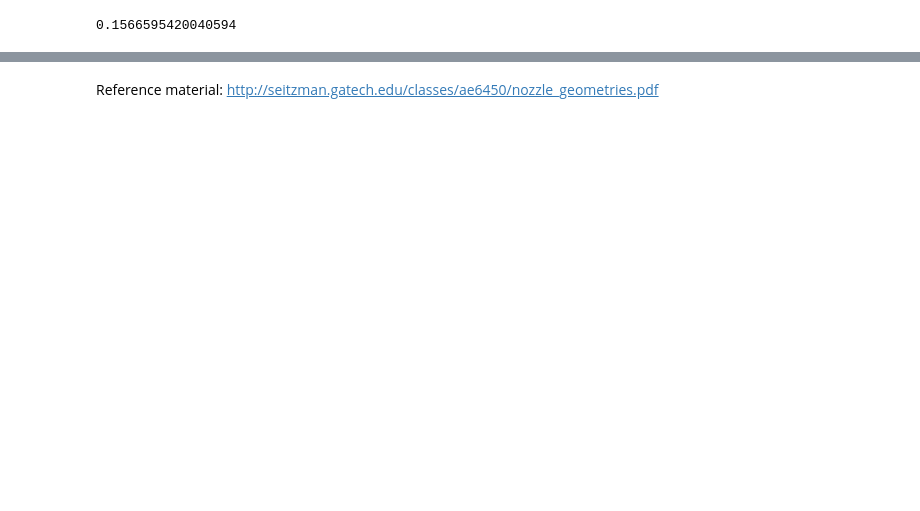
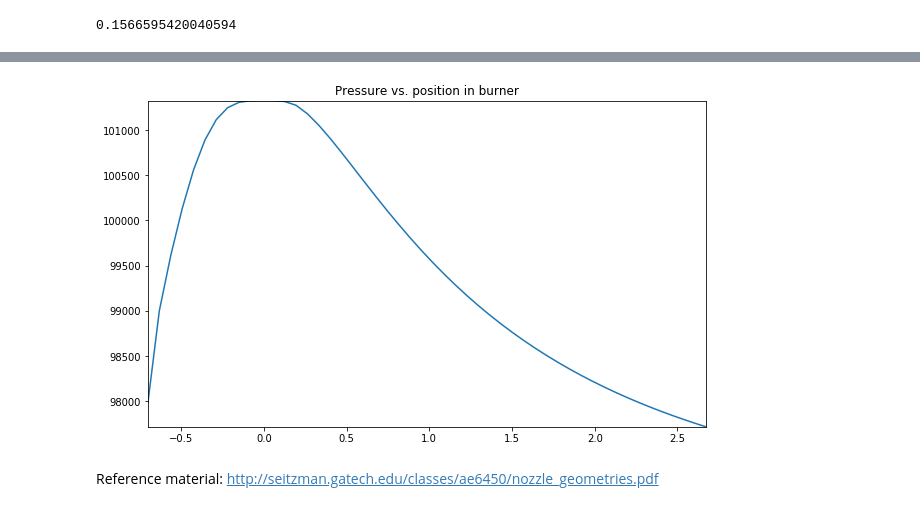
Before and after one commit to kb3guy/burnerStudy, a Jupyter notebook: Cone Nozzle.ipynb, the cells around one changed output, grey strips where cells are left out. Saved outputs shown, nothing was run; the diff lists cells and outputs as text; code cells hidden in the pictures; blank space fills up the shorter version.

```diff
--- a/Cone Nozzle.ipynb
+++ b/Cone Nozzle.ipynb
@@ -257,3 +364,28 @@ $T = \frac{Pv}{mR_{spec}} $
+# %%
+P = lambda x: rho(x) * R_spec * T(x)
+# %%
+# Define the points to be plotted
+pressures = []
+
+xrange = np.linspace(-schnozz.r_1,schnozz.e_x,num=50)
+for x in xrange:
+    pressures.append(P(x))
+
+# Set up the plot
+fig = plt.figure(figsize=(10,6))
+ax = fig.add_subplot(111)
+
+# Define limits for graph axes
+axes = plt.gca()
+axes.set_ylim([min(pressures),max(pressures)])
+axes.set_xlim([min(xrange),max(xrange)])
+
+# Plot the chart
+ax.plot(xrange,pressures)
+plt.title("Pressure vs. position in burner")
+plt.show()
+# %% [output]
+[figure, added]
 # %% [markdown]
 Reference material:
 http://seitzman.gatech.edu/classes/ae6450/nozzle_geometries.pdf
```
Also changed, not shown: parts of 19 cells of this notebook.
